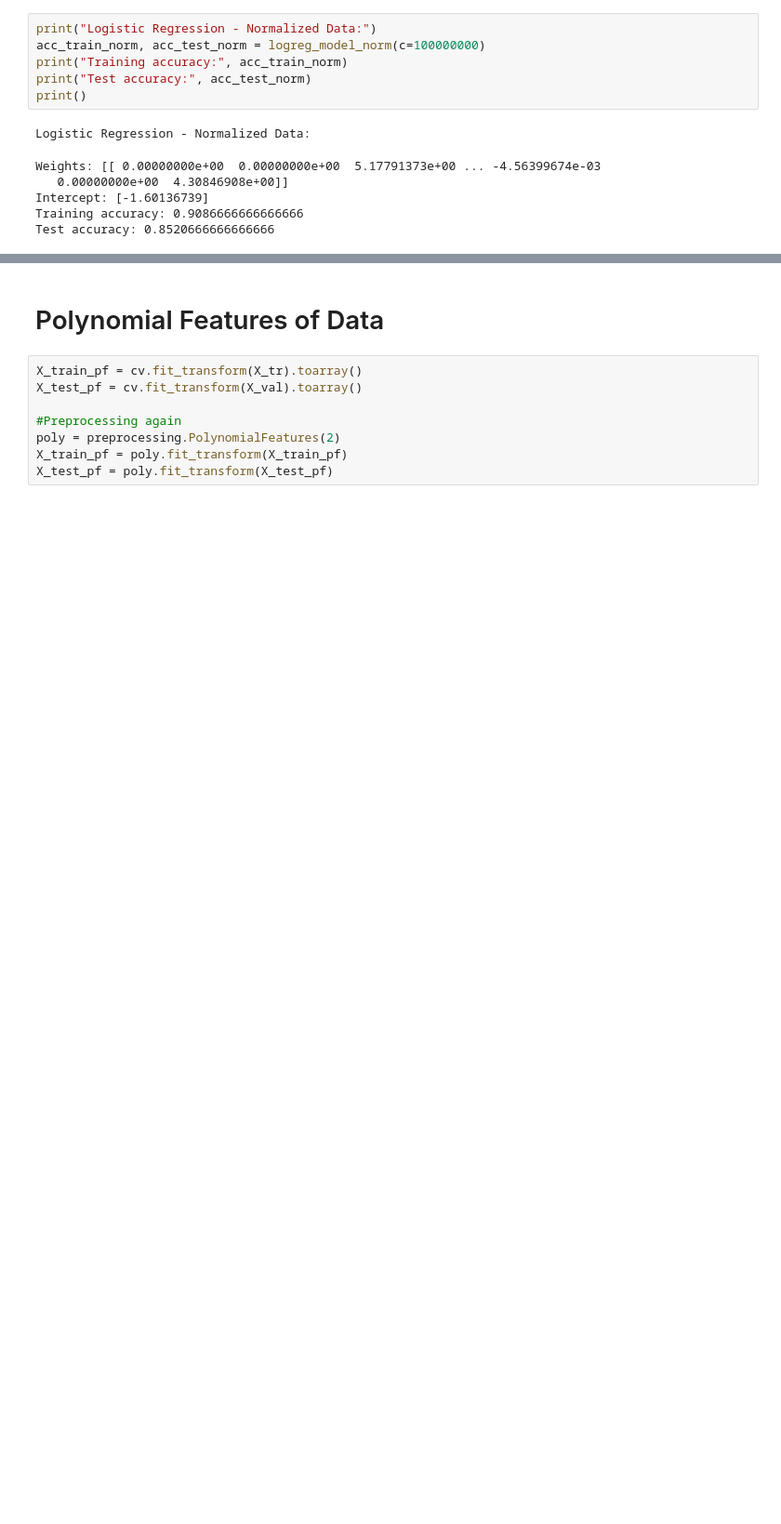
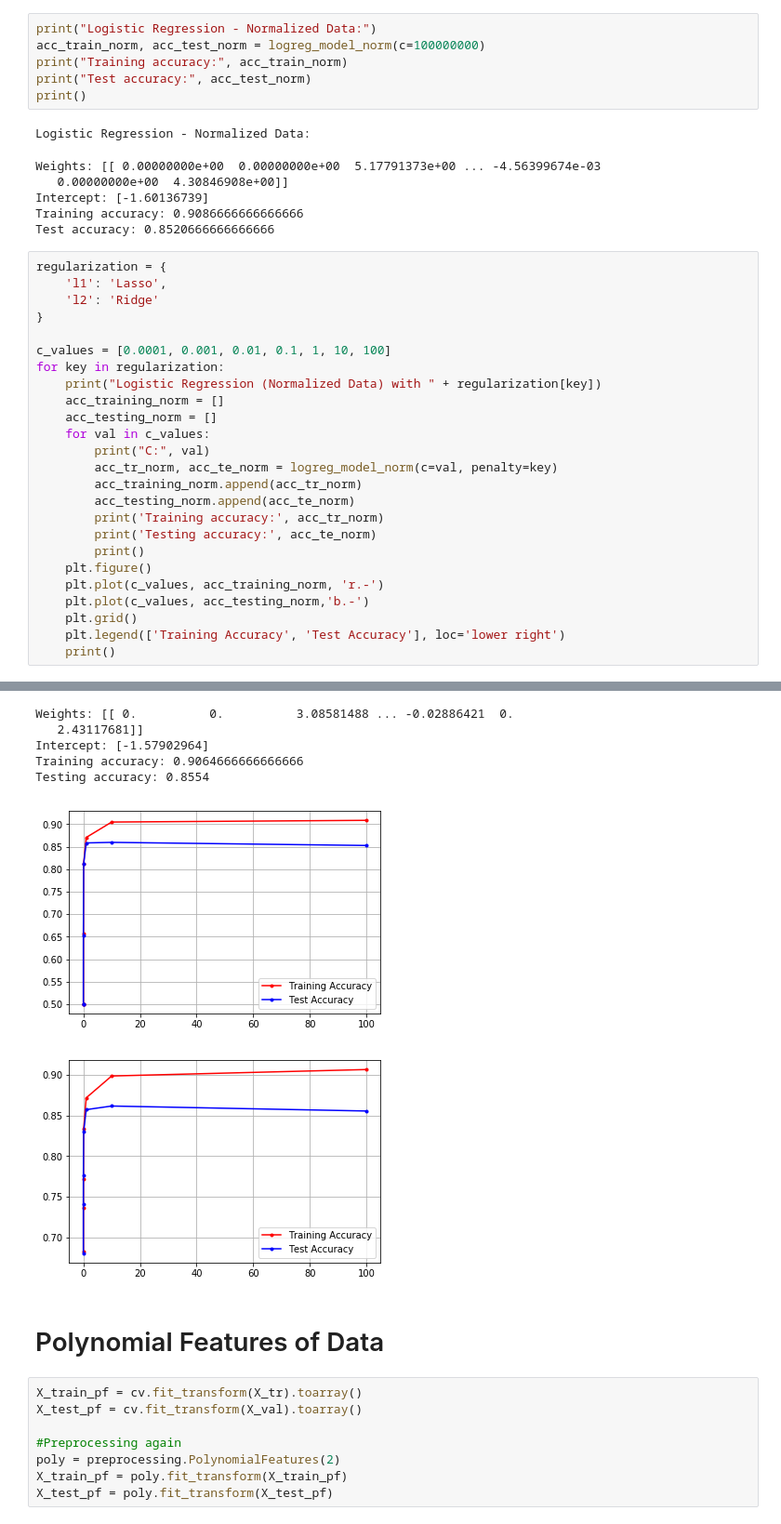
Before and after one commit to cinderlee/MachineLearningProject, a Jupyter notebook: Logistic Regression.ipynb, the cells around one changed output, grey strips where cells are left out. Shown at 93% size. Cells and saved outputs as stored; diff of their text form; blank space fills up the shorter version.

Commit message:
Doing all the c-stuff for ridge and lasso normalized and min-max scaled data

```diff
--- a/Logistic Regression.ipynb
+++ b/Logistic Regression.ipynb
@@ -301,3 +301,29 @@ Weights: [[ 0.00000000e+00  0.00000000e+00  5.17791373e+00 ... -4.56399674e-03
 Intercept: [-1.60136739]
 Training accuracy: 0.9086666666666666
 Test accuracy: 0.8520666666666666
+# %%
+regularization = {
+    'l1': 'Lasso',
+    'l2': 'Ridge'
+}
+
+c_values = [0.0001, 0.001, 0.01, 0.1, 1, 10, 100]
+for key in regularization:
+    print("Logistic Regression (Normalized Data) with " + regularization[key])
+    acc_training_norm = []
+    acc_testing_norm = []
+    for val in c_values:
+        print("C:", val)
+        acc_tr_norm, acc_te_norm = logreg_model_norm(c=val, penalty=key)
+        acc_training_norm.append(acc_tr_norm)
+        acc_testing_norm.append(acc_te_norm)
+        print('Training accuracy:', acc_tr_norm)
+        print('Testing accuracy:', acc_te_norm)
+        print()
+    plt.figure()
+    plt.plot(c_values, acc_training_norm, 'r.-')
+    plt.plot(c_values, acc_testing_norm,'b.-')
+    plt.grid()
+    plt.legend(['Training Accuracy', 'Test Accuracy'], loc='lower right')
+    print()
+# %% [output]
@@ -304,3 +370,10 @@ Test accuracy: 0.8520666666666666
+Weights: [[ 0.          0.          3.08581488 ... -0.02886421  0.
+   2.43117681]]
+Intercept: [-1.57902964]
+Training accuracy: 0.9064666666666666
+Testing accuracy: 0.8554
+[figure, added]
+[figure, added]
 # %% [markdown]
 # Polynomial Features of Data
 # %%
```
Also changed, not shown: parts of 2 cells of this notebook.
